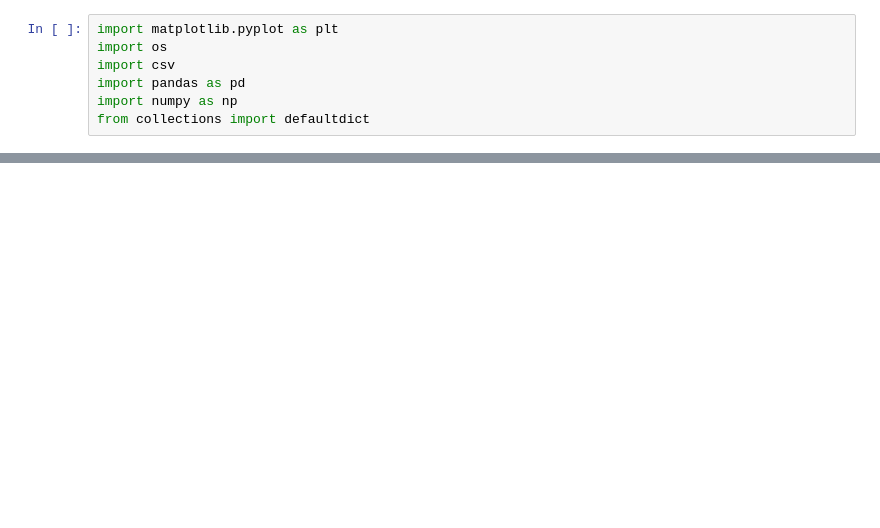
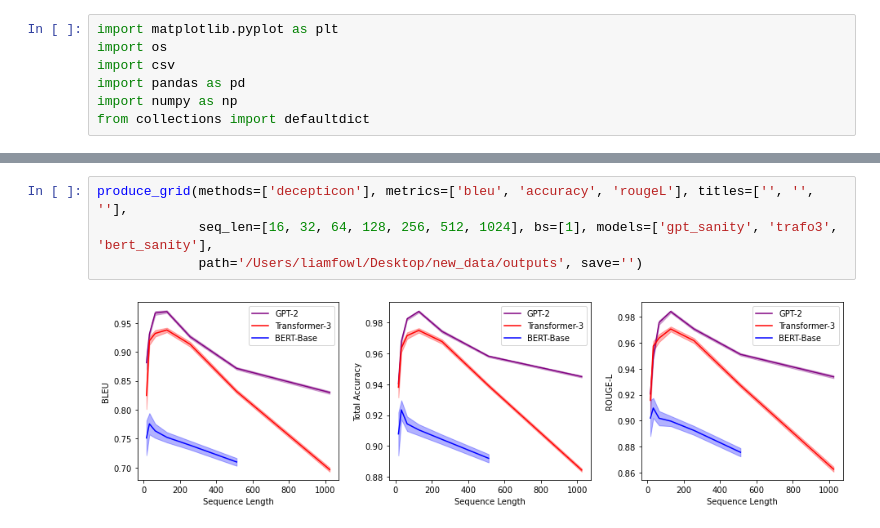
Before and after one commit to JonasGeiping/breaching, a Jupyter notebook: produce_plots_decepticon.ipynb, the cells around one changed output, grey strips where cells are left out. Drawn from its saved outputs; the diff is of its cells as text; blank space fills up the shorter version.

```diff
--- a/produce_plots_decepticon.ipynb
+++ b/produce_plots_decepticon.ipynb
@@ -63,0 +113,6 @@ produce_plot(methods=['decepticon'], seq_len=[32, 64, 128, 256, 512, 1024], bs=[
+# %%
+produce_grid(methods=['decepticon'], metrics=['bleu', 'accuracy', 'rougeL'], titles=['', '', ''],
+             seq_len=[16, 32, 64, 128, 256, 512, 1024], bs=[1], models=['gpt_sanity', 'trafo3', 'bert_sanity'],
+             path='/Users/liamfowl/Desktop/new_data/outputs', save='')
+# %% [output]
+[figure, added]
```
Also changed, not shown: parts of 1 cell of this notebook.
